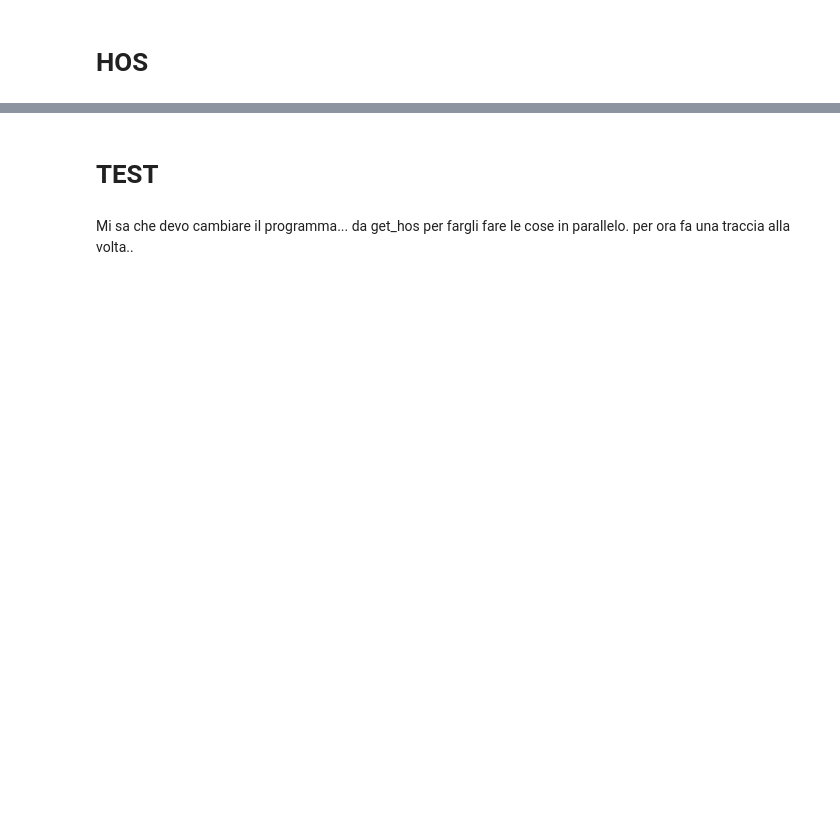
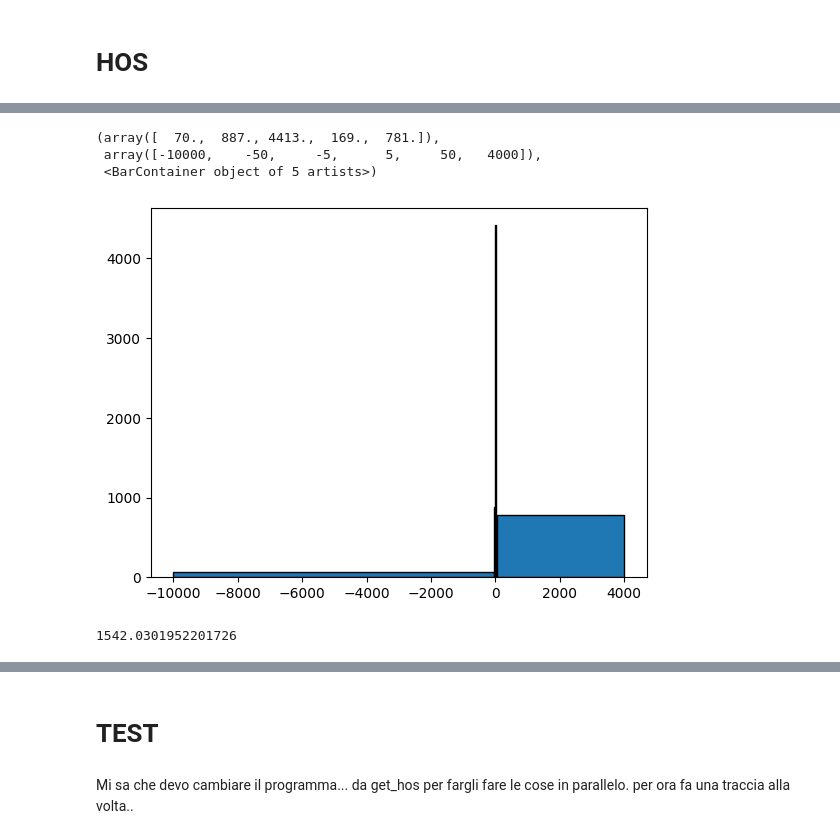
Before and after one commit to Nemenick/primoprogetto, a Jupyter notebook: Codici/_DETECT_HOS.ipynb, the cells around one changed output, grey strips where cells are left out. Drawn from its saved outputs; the diff is of its cells as text; code cells hidden in the pictures; blank space fills up the shorter version.

```diff
--- a/Codici/_DETECT_HOS.ipynb
+++ b/Codici/_DETECT_HOS.ipynb
@@ -20,8 +20,3 @@ D.demean()
 # sig = _Library_HOS.freq_filter(D.sismogramma[7], 200, 5, type_filter= "highpass")
 # onset_1, diff, onset_2 = _Library_HOS.get_onset(sig, 40, threshold=0.1, statistics= _Library_HOS.S_6)
 # print(onset_1, onset_2)
-# %%
-import _Library_HOS
-sig = _Library_HOS.freq_filter(D.sismogramma[7], 200, 5, type_filter= "highpass")
-onset_1, diff, onset_2 = _Library_HOS.get_onset(sig, 40, threshold=0.1, statistics= _Library_HOS.S_6)
-print(onset_1, onset_2)
@@ -27,0 +46,40 @@ print(onset_1, onset_2)
+# %%
+import _Library_HOS
+import numpy as np
+import matplotlib.pyplot as plt
+
+sampling_rate = 100
+typ_filter = "highpass"
+
+freq_filter = 1
+window_width = 100
+tresh = 0.25
+
+stat = _Library_HOS.S_6
+
+
+for freq_filter in [1,2,3,5,10]:
+    for window_width in [40,50,80,100,150,200]:
+        for tresh in [0.1,0.2,0.25,0.3,0.4]:
+            ons_th = []
+            ons_max = []
+            for i in range(len(D.sismogramma)):
+                sig = _Library_HOS.freq_filter(D.sismogramma[i], D.metadata["sampling_rate"][i], freq_filter, type_filter= typ_filter)
+                onset_th, diff, onset_max,u  = _Library_HOS.get_onset_2(sig, window_width, threshold=tresh, statistics= stat)
+                ons_th.append(onset_th)
+                ons_max.append(onset_max)
+                #onset_1, diff, onset_2  = _Library_HOS.get_onset(sig, window_width, threshold=tresh, statistics= stat)
+                # print(onset_1, onset_2)
+            ons_th = np.array(ons_th)
+            ons_max = np.array(ons_max)
+# %%
+plt.hist(D.metadata["trace_P_arrival_sample"].values-ons_th,bins=[-10000,-50,-5,5,50,4000],edgecolor="black")
+# %% [output]
+(array([  70.,  887., 4413.,  169.,  781.]),
+ array([-10000,    -50,     -5,      5,     50,   4000]),
+ <BarContainer object of 5 artists>)
+[figure, added]
+# %%
+np.std(D.metadata["trace_P_arrival_sample"].values-ons_max)
+# %% [output]
+1542.0301952201726
```
Also changed, not shown: parts of 8 cells of this notebook, 2 other files.
